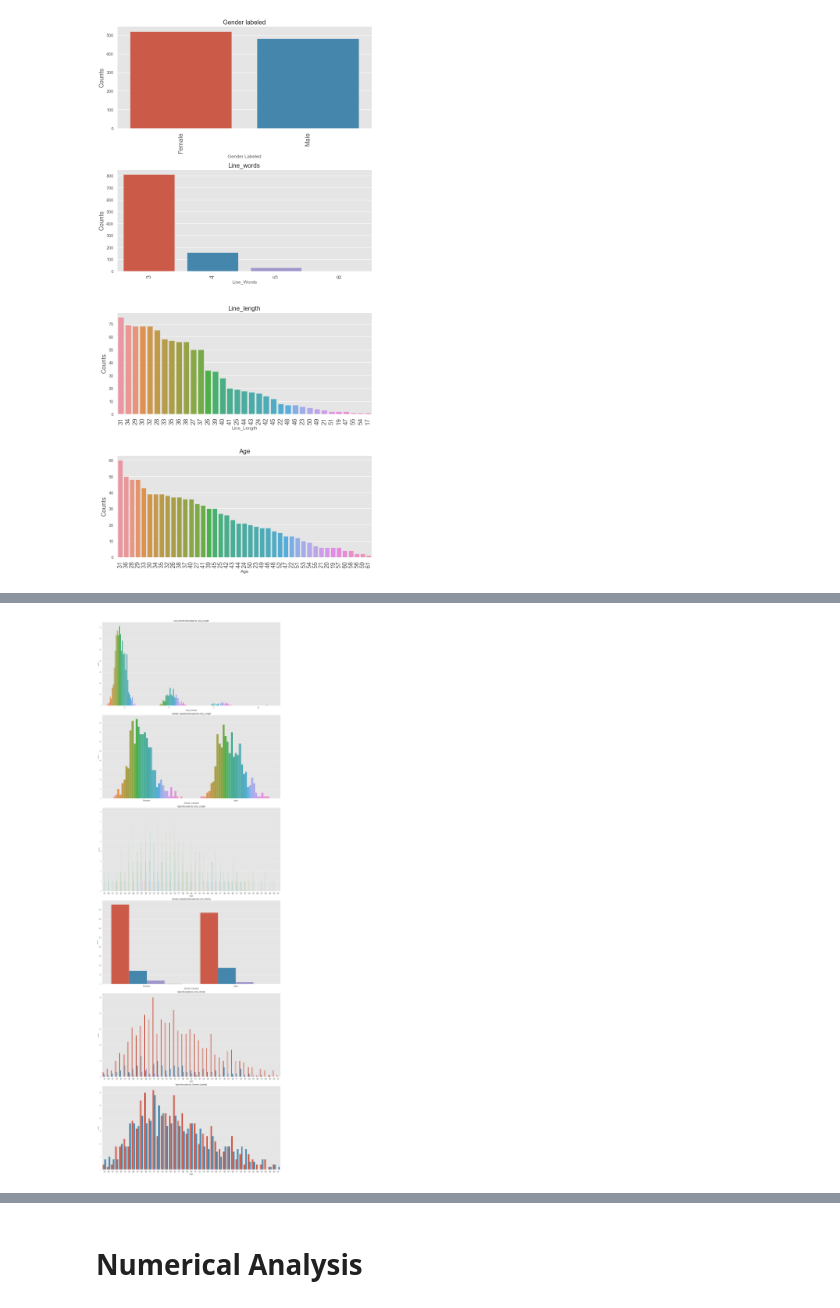
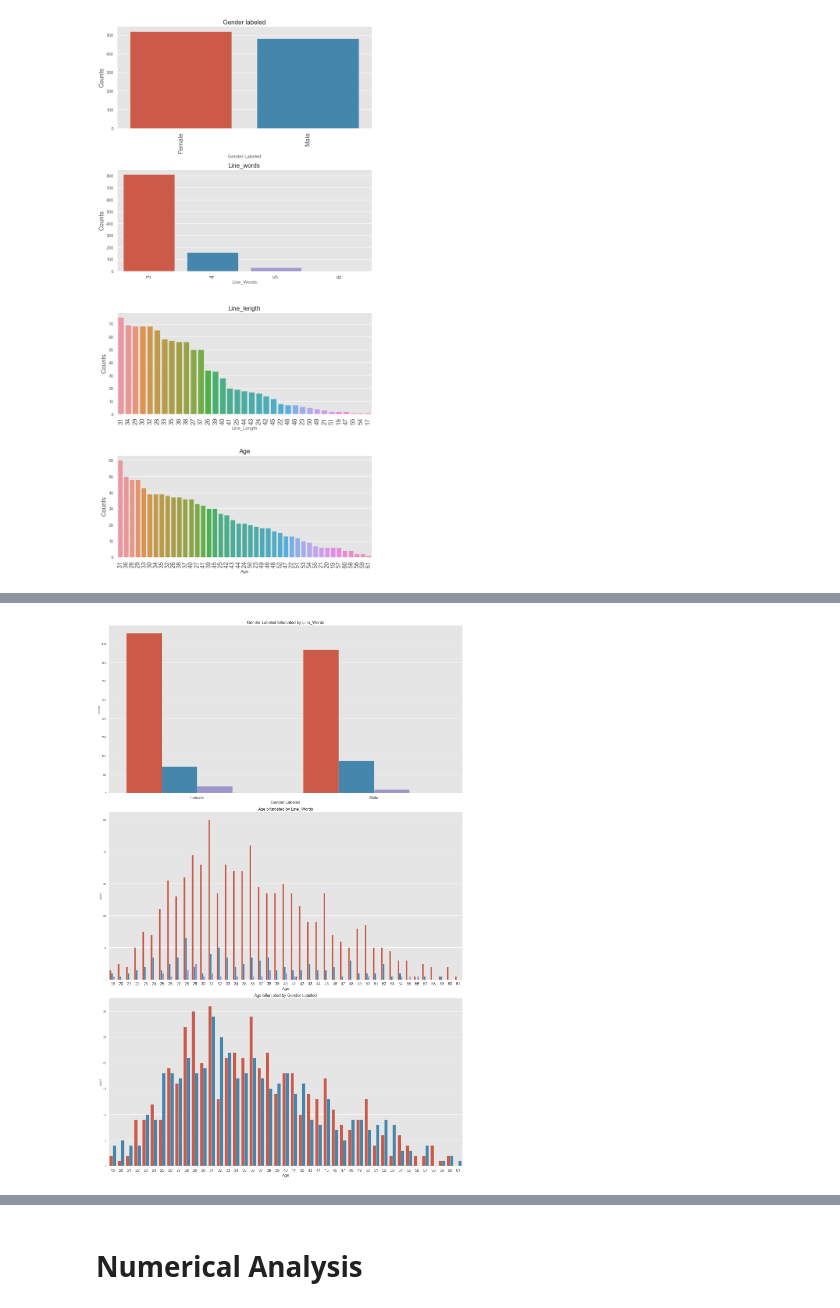
Before and after one commit to sahilkamboj3/AdSuccessPredictor, a Jupyter notebook: Data Visualization.ipynb, the cells around one changed output, grey strips where cells are left out. Cells and saved outputs as stored; diff of their text form; code cells hidden in the pictures.

Commit message:
data visualization analysis continued

```diff
--- a/Data Visualization.ipynb
+++ b/Data Visualization.ipynb
@@ -160,19 +163,20 @@ cats.extend(['Country'])
 # %%
-combos = itertools.combinations(['Line_Length', 'Line_Words', 'Gender Labeled', 'Age'], 2)
+combos = itertools.combinations(['Line_Words', 'Gender Labeled', 'Age'], 2)
+# 'Line_Length'
 
-fig1 = plt.figure(1, figsize=(20, 60))
+fig2 = plt.figure(1, figsize=(20, 60))
 i = 0
 
 for pair in combos:
     i += 1
     ax = plt.subplot(6, 1, i)
 
     sns.countplot(x=df[pair[1]], hue=df[pair[0]])
     ax.set_title(f'{pair[1]} bifurcated by {pair[0]}', fontsize=fontsize)
     ax.set_xlabel(pair[1], fontsize=fontsize)
 
     plt.xticks(fontsize=fontsize)
     ax.get_legend().remove()
     plt.tight_layout()
 # %% [output]
-[figure, old version]
+[figure, new version]
```
Also changed, not shown: parts of 37 cells of this notebook.
